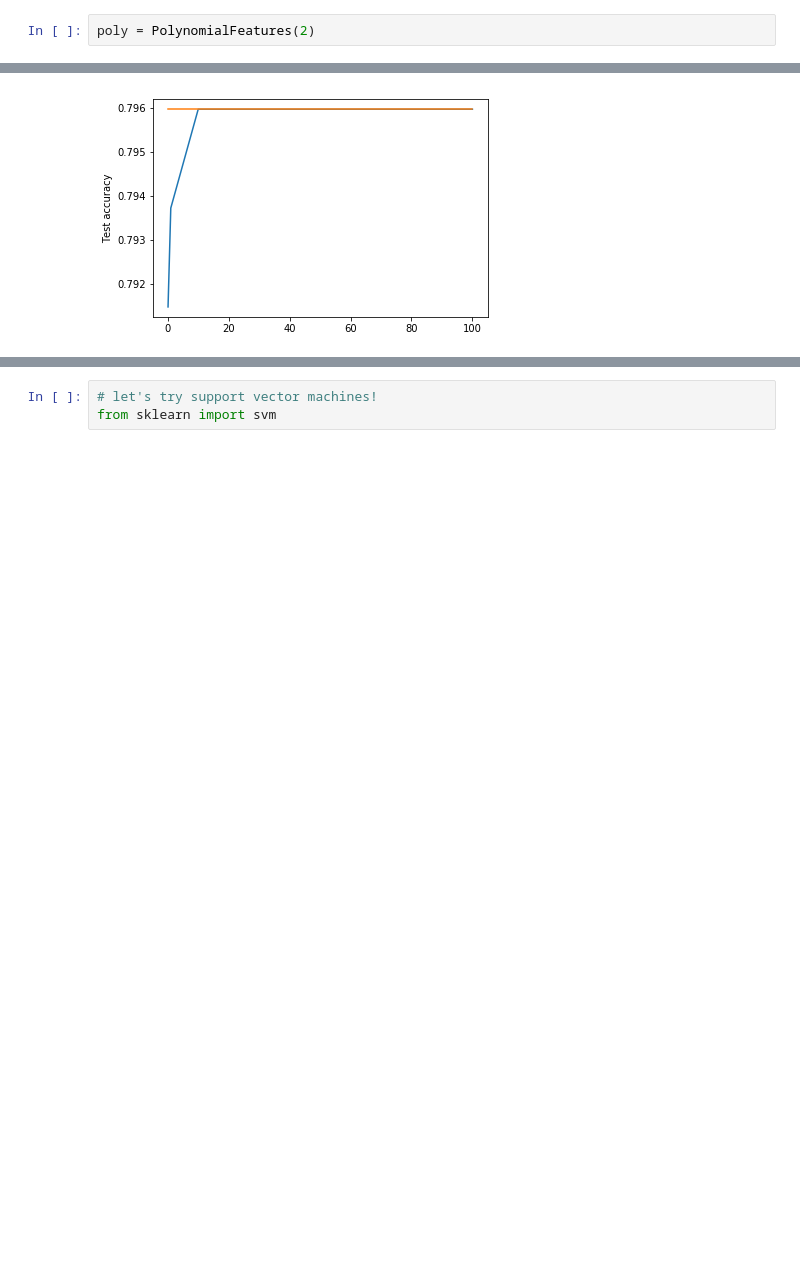
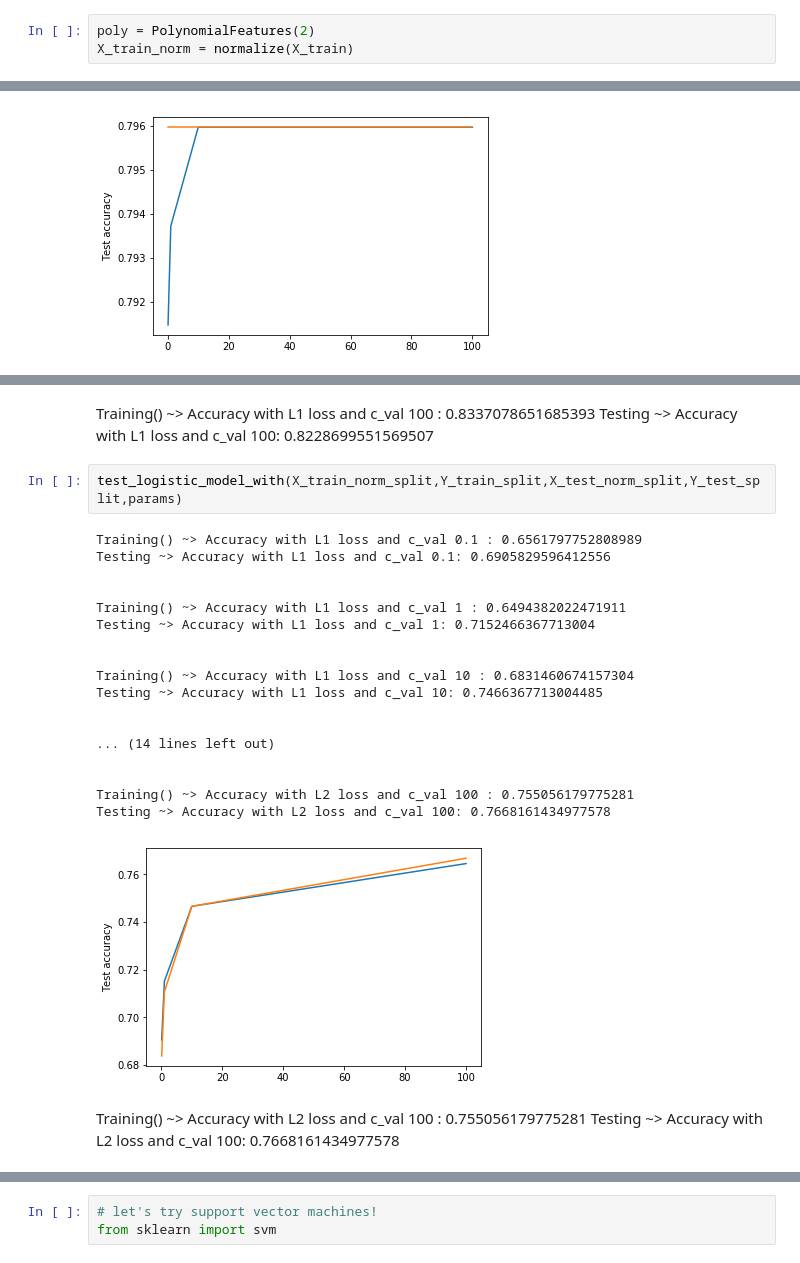
Before and after one commit to kho226/kaggle, a Jupyter notebook: titanic/titanic.ipynb, the cells around one changed output, grey strips where cells are left out. Saved outputs shown, nothing was run; the diff lists cells and outputs as text; blank space fills up the shorter version.

```diff
--- a/titanic/titanic.ipynb
+++ b/titanic/titanic.ipynb
@@ -736,5 +609,6 @@ from sklearn.preprocessing import PolynomialFeatures
 # %%
 poly = PolynomialFeatures(2)
+X_train_norm = normalize(X_train)
 # %%
 X_train_transformed = poly.fit_transform(X_train)
 labels = X_train_transformed.shape[1]
@@ -944,0 +847,27 @@ Testing ~> Accuracy with L2 loss and c_val 100:
+# %% [markdown]
+Training() ~> Accuracy with L1 loss and c_val 100 : 0.8337078651685393
+Testing ~> Accuracy with L1 loss and c_val 100: 0.8228699551569507
+# %%
+test_logistic_model_with(X_train_norm_split,Y_train_split,X_test_norm_split,Y_test_split,params)
+# %% [output]
+Training() ~> Accuracy with L1 loss and c_val 0.1 : 0.6561797752808989
+Testing ~> Accuracy with L1 loss and c_val 0.1: 0.6905829596412556
+
+
+Training() ~> Accuracy with L1 loss and c_val 1 : 0.6494382022471911
+Testing ~> Accuracy with L1 loss and c_val 1: 0.7152466367713004
+
+
+Training() ~> Accuracy with L1 loss and c_val 10 : 0.6831460674157304
+Testing ~> Accuracy with L1 loss and c_val 10: 0.7466367713004485
+
+
+... (14 lines left out)
+
+
+Training() ~> Accuracy with L2 loss and c_val 100 : 0.755056179775281
+Testing ~> Accuracy with L2 loss and c_val 100: 0.7668161434977578
+[figure, added]
+# %% [markdown]
+Training() ~> Accuracy with L2 loss and c_val 100 : 0.755056179775281
+Testing ~> Accuracy with L2 loss and c_val 100: 0.7668161434977578
```
Also changed, not shown: parts of 60 cells of this notebook.
